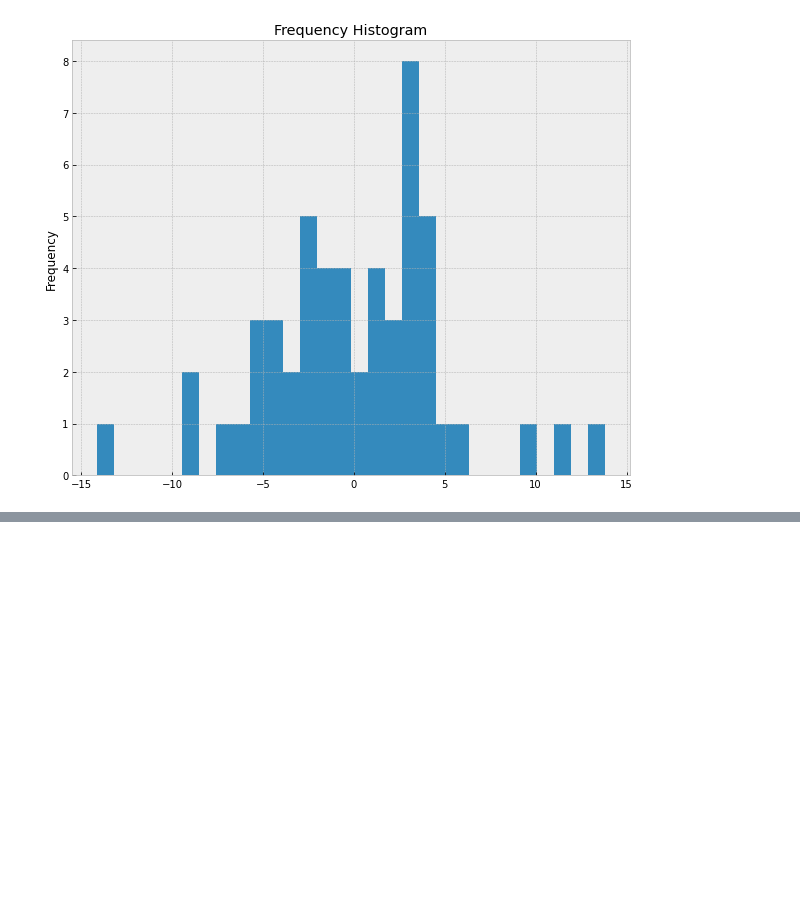
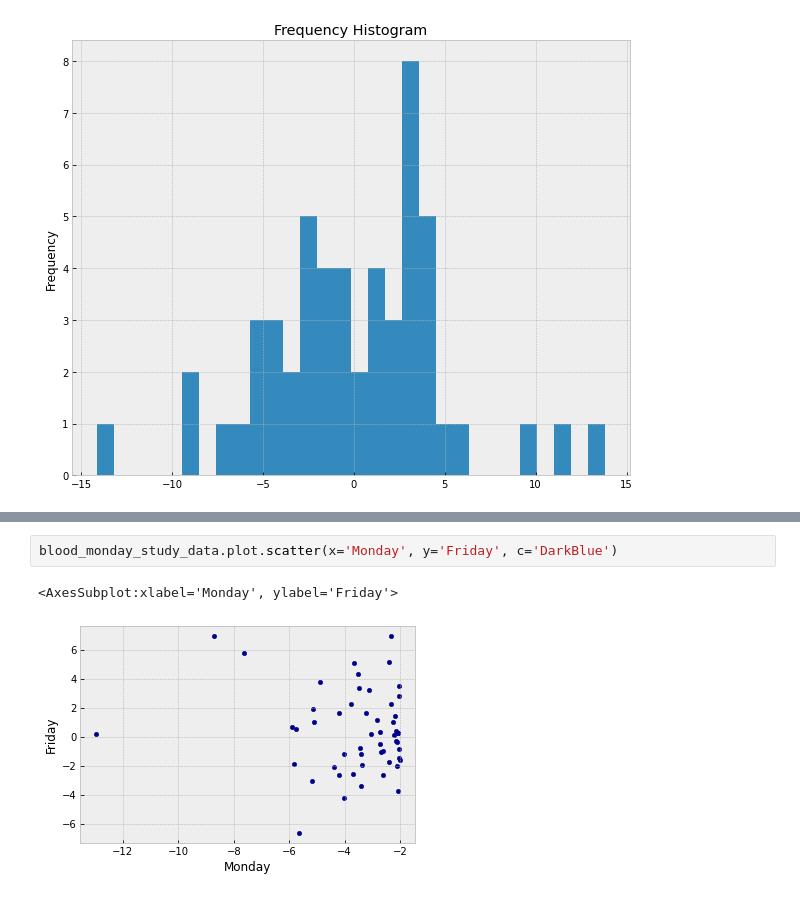
Before and after one commit to yantraguru/niftystats, a Jupyter notebook: notebooks/Blood Mondays.ipynb, the cells around one changed output, grey strips where cells are left out. Cells and saved outputs as stored; diff of their text form; blank space fills up the shorter version.

```diff
--- a/notebooks/Blood Mondays.ipynb
+++ b/notebooks/Blood Mondays.ipynb
@@ -112,0 +155,5 @@ plt.gca().set(title='Frequency Histogram', ylabel='Frequency');
+# %%
+blood_monday_study_data.plot.scatter(x='Monday', y='Friday', c='DarkBlue')
+# %% [output]
+<AxesSubplot:xlabel='Monday', ylabel='Friday'>
+[figure, added]
```
Also changed, not shown: parts of 13 cells of this notebook.
